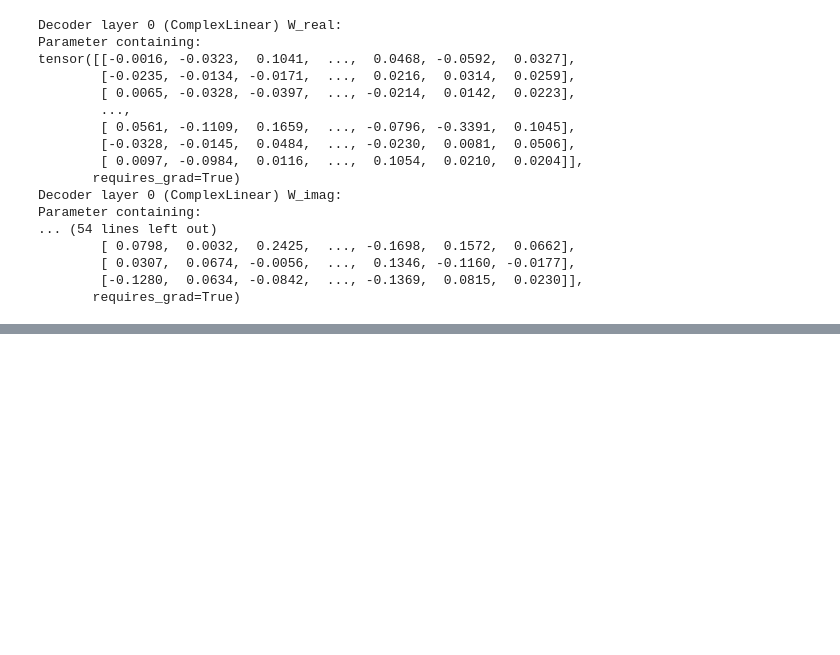
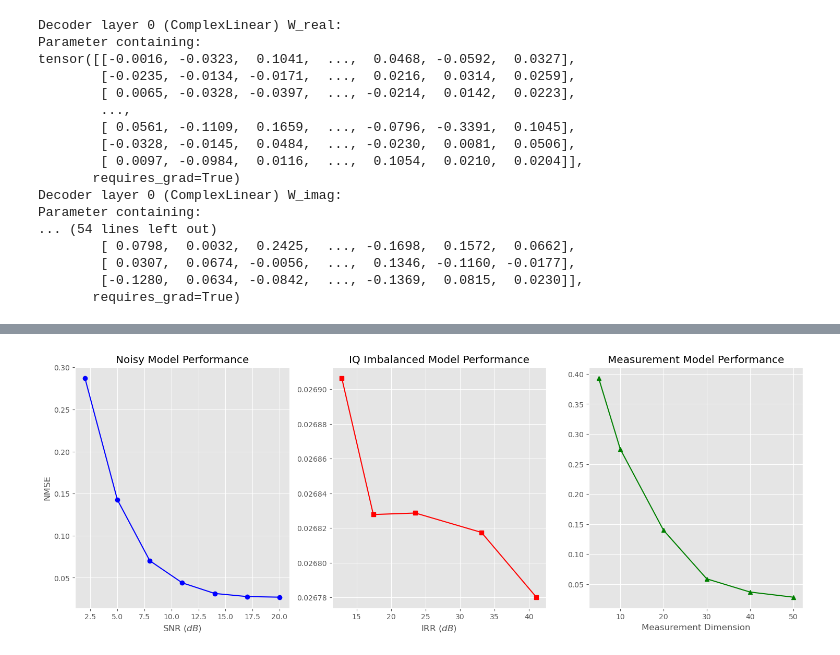
Before and after one commit to tomlijding/DL-based-CS-under-IQ-imbalance, a Jupyter notebook: main.ipynb, the cells around one changed output, grey strips where cells are left out. Saved outputs shown, nothing was run; the diff lists cells and outputs as text; code cells hidden in the pictures; blank space fills up the shorter version.

```diff
--- a/main.ipynb
+++ b/main.ipynb
@@ -752,0 +757,3 @@ stopped early after 796 epochs, with loss of 1.003964
+# %%
+for indx, encoding_dim in enumerate(measurement_sizes):
+    torch.save(measurement_models[indx].state_dict(), f"measurement_model_{encoding_dim}.pt")
@@ -770,0 +950,19 @@ plt.show()
+# %%
+# Validating the varying measurement dimensions models
+measurement_model_losses = []
+measurement_val_losses = []
+
+with torch.no_grad():
+    for encoding_dim, measurement_model in measurement_pretrained_models.items():
+        measurement_model.eval()
+        for batch in dataloader_val:
+            inputs, targets = batch  # Unpack the tuple
+            output = measurement_model(inputs)
+            loss = loss_fn(output, targets)
+            measurement_model_losses.append(loss.item())
+        measurement_val_losses.append(np.average(measurement_model_losses))
+        print(f"Encoding dimenson:{encoding_dim} Losses:{measurement_model_losses}")
+        measurement_model_losses = []
+
+measurement_val_losses = np.array(measurement_val_losses)
+normalized_measurement_val_losses = measurement_val_losses/signal_variance
@@ -770,0 +977,20 @@ plt.show()
+# %%
+plt.style.use('ggplot')
+fig1, (ax1, ax2, ax3) = plt.subplots(ncols=3,nrows = 1,figsize=(18, 6))
+ax1.plot(SNR.keys(),normalized_noisy_val_losses,color= "blue", marker="o")
+ax1.set_xlabel("SNR $(dB)$")
+ax1.set_ylabel("NMSE")
+ax1.set_title("Noisy Model Performance")
+ax1.grid(True)
+
+ax2.plot(IRR_ratios.values(),normalized_imbalance_val_losses,color= 'red',marker='s')
+ax2.set_xlabel("IRR $(dB)$")
+ax2.set_title("IQ Imbalanced Model Performance")
+ax2.grid(True)
+
+ax3.plot(measurement_sizes,normalized_measurement_val_losses,color= 'green',marker='^')
+ax3.set_xlabel("Measurement Dimension")
+ax3.set_title("Measurement Model Performance")
+ax3.grid(True)
+# %% [output]
+[figure, added]
```
Also changed, not shown: parts of 31 cells of this notebook.
